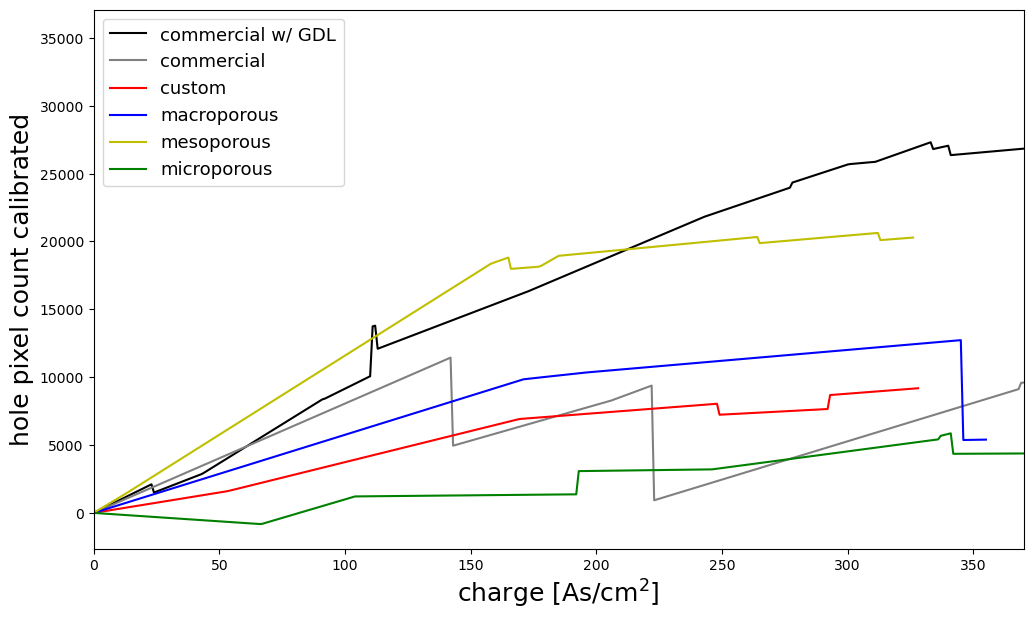
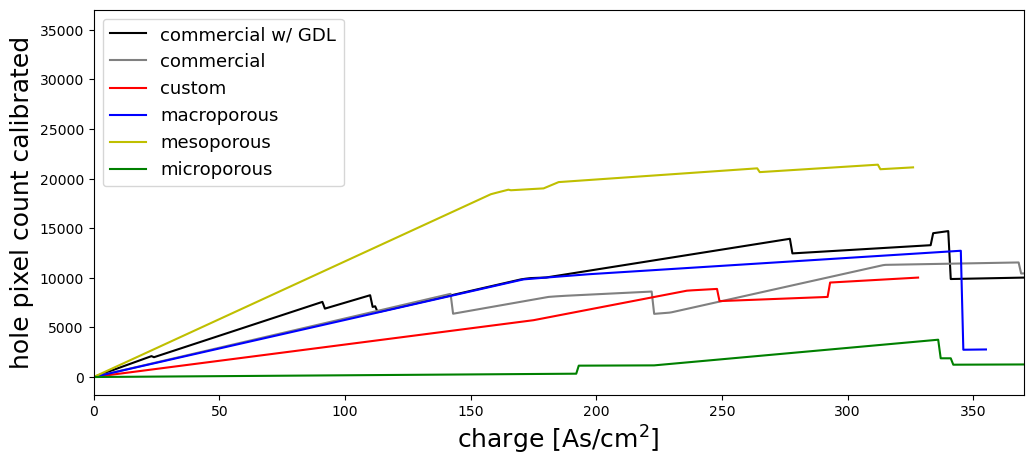
Code edit (unified diff) that turned the first committed figure into the second:
--- before
+++ after
@@ -1,3 +1,3 @@
-plt.figure(figsize=(12,7))
+plt.figure(figsize=(12,5))
 x_fit_ABZ, y_avg_ABZ, y_std_ABZ  = get_relation_per_group(ABZ)
 plot_relation(x_fit_ABZ, y_avg_ABZ-y_avg_ABZ[0], y_std_ABZ , 'k', 'commercial w/ GDL')

Commit: fixed C1 exception